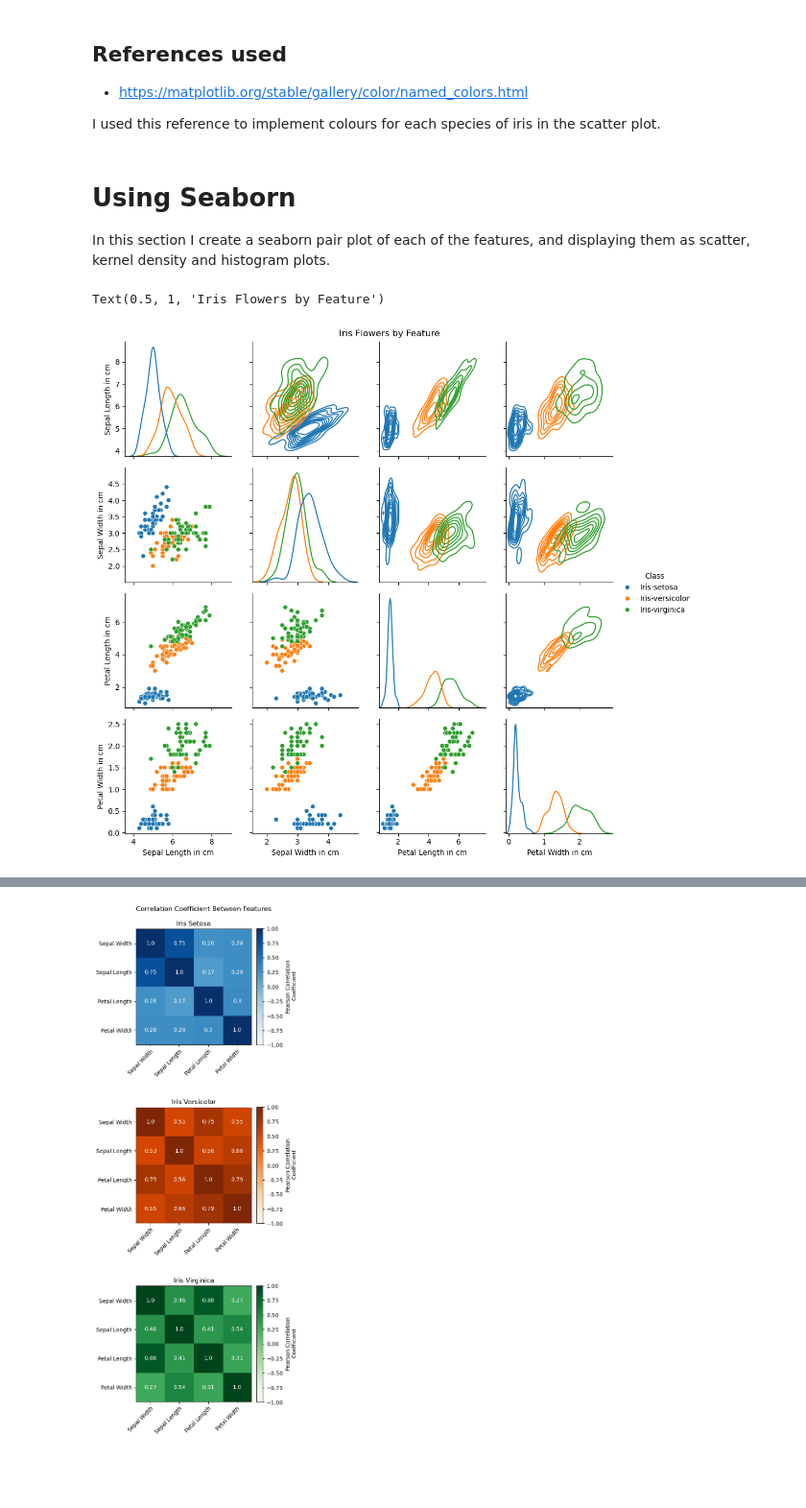
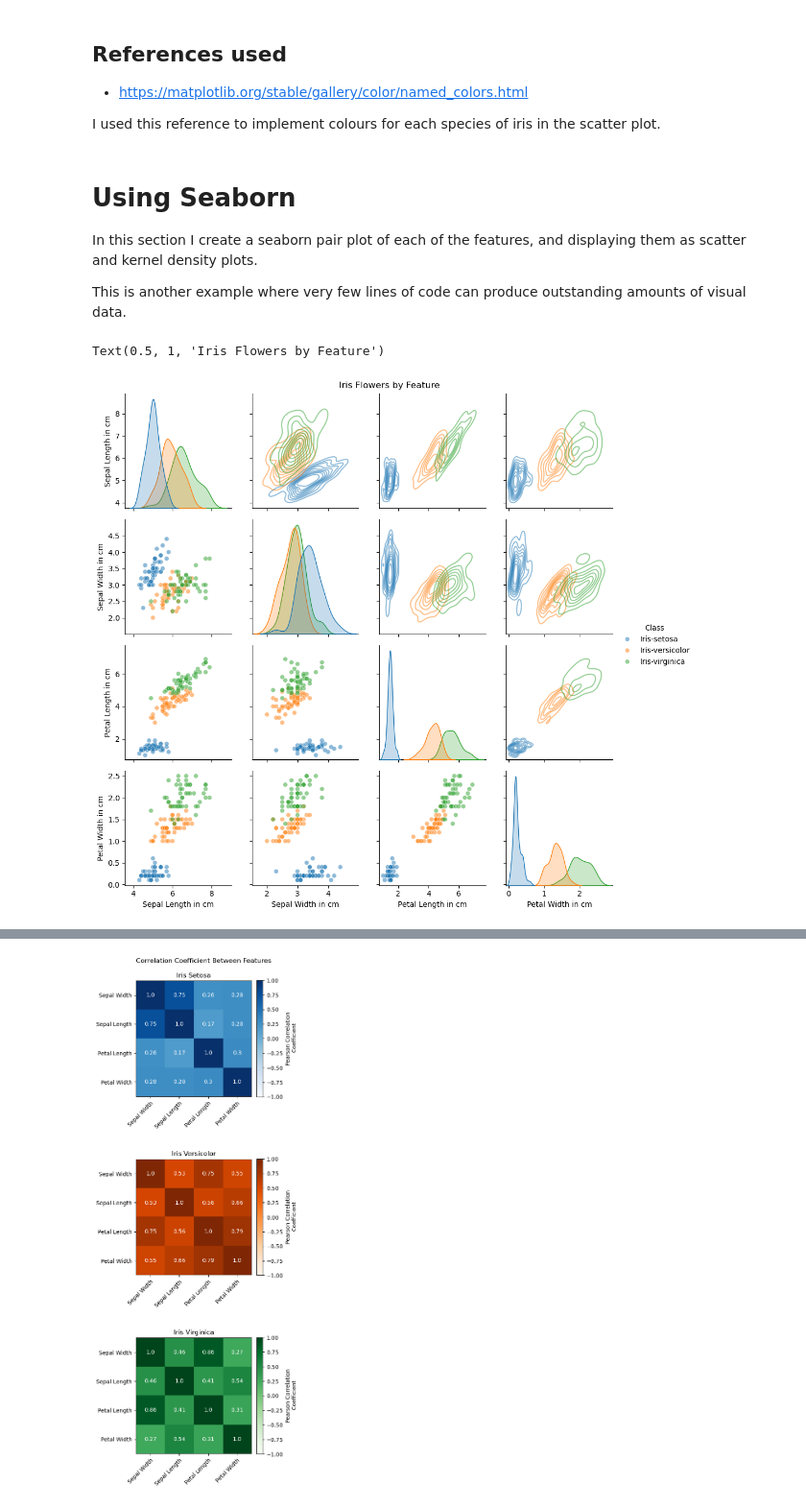
Before and after one commit to CeamanCollins/pands-project, a Jupyter notebook: analysis.ipynb, the cells around one changed output, grey strips where cells are left out. Shown at 96% size. Saved outputs shown, nothing was run; the diff lists cells and outputs as text; code cells hidden in the pictures; blank space fills up the shorter version.

```diff
--- a/analysis.ipynb
+++ b/analysis.ipynb
@@ -518,18 +626,16 @@ I used this reference to implement colours for each species of iris in the scatt
 # %% [markdown]
 # Using Seaborn
 
-In this section I create a seaborn pair plot of each of the features, and displaying them as scatter, kernel density and histogram plots.
+In this section I create a seaborn pair plot of each of the features, and displaying them as scatter and kernel density plots.
+
+This is another example where very few lines of code can produce outstanding amounts of visual data.
 # %%
 grid = sns.PairGrid(data, hue='Class', diag_sharey=False, layout_pad=0.5)
-grid.map_upper(sns.kdeplot)
-grid.map_lower(sns.scatterplot)
-grid.map_diag(sns.kdeplot)
+grid.map_upper(sns.kdeplot, alpha=0.5)
+grid.map_lower(sns.scatterplot, alpha=0.5)
+grid.map_diag(sns.kdeplot, fill=True)
 grid.add_legend()
 grid.figure.suptitle('Iris Flowers by Feature', y=1)
-
-
-# grid = sns.pairplot(data, hue='Class')
-# grid.map_upper(sns.kdeplot)
 # %% [output]
 Text(0.5, 1, 'Iris Flowers by Feature')
-[figure, old version]
+[figure, new version]
```
Also changed, not shown: parts of 32 cells of this notebook, 2 other files.
